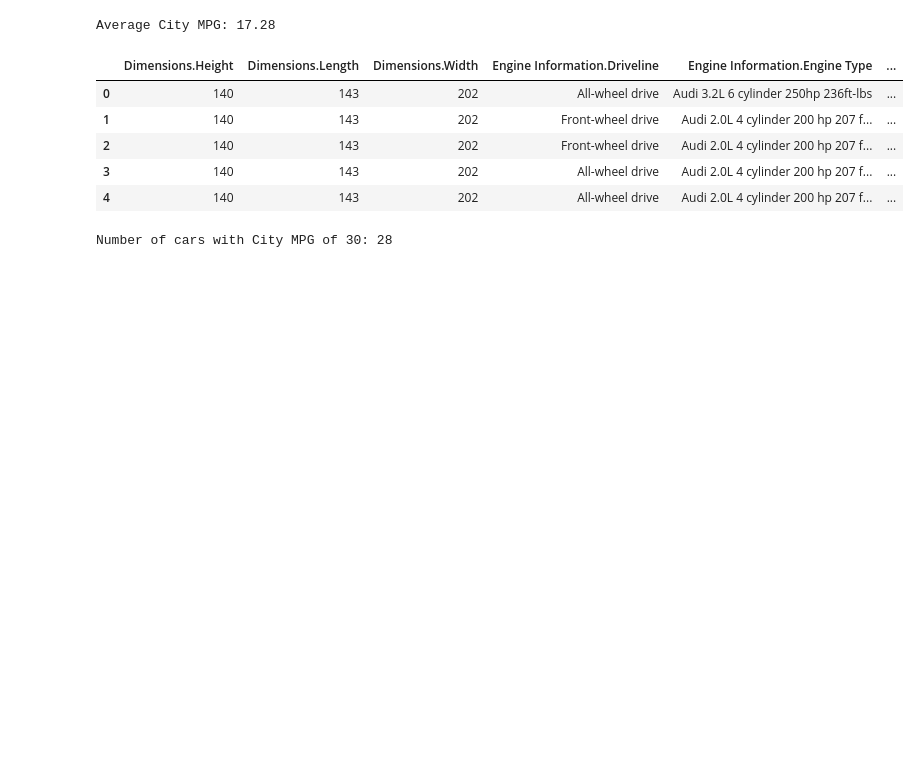
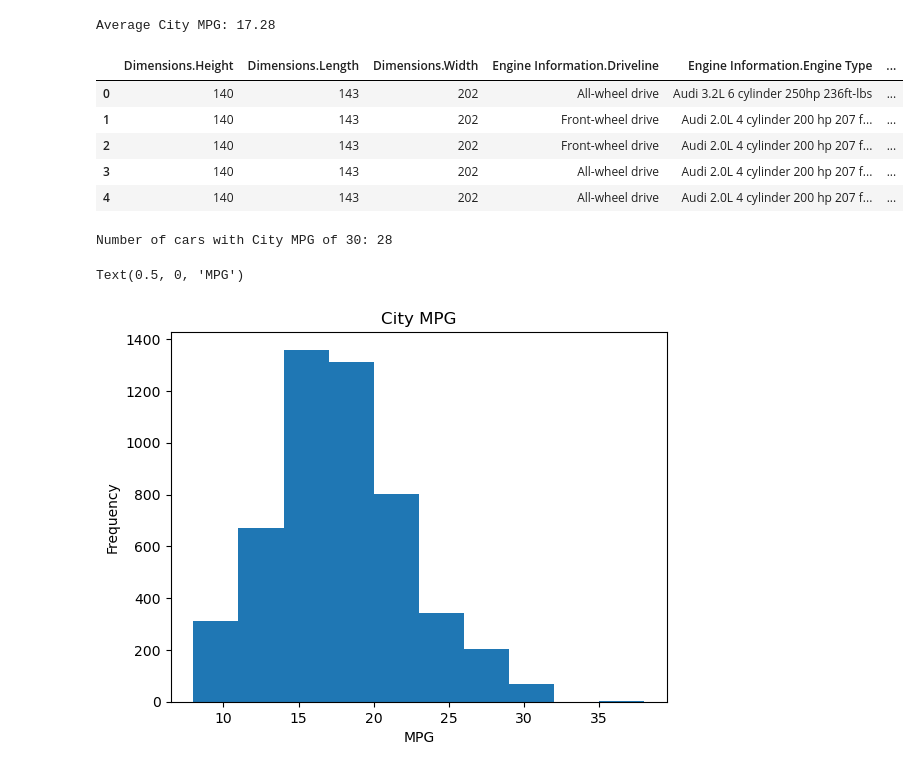
Before and after one commit to robshe26/CS130-Final, a Jupyter notebook: analysis.ipynb, the cells around one changed output. Drawn from its saved outputs; the diff is of its cells as text; code cells hidden in the pictures; blank space fills up the shorter version.

```diff
--- a/analysis.ipynb
+++ b/analysis.ipynb
@@ -63,3 +63,12 @@ count = count_city_mpg(city_mpg_value)
 print(f"Number of cars with City MPG of {city_mpg_value}: {count}")
 # %% [output]
 Number of cars with City MPG of 30: 28
+# %%
+import matplotlib.pyplot as plt
+
+cars_info['Fuel Information.City mpg'].plot(kind='hist')
+plt.title('City MPG')
+plt.xlabel('MPG')
+# %% [output]
+Text(0.5, 0, 'MPG')
+[figure, added]
```
Also changed, not shown: parts of 5 cells of this notebook.
